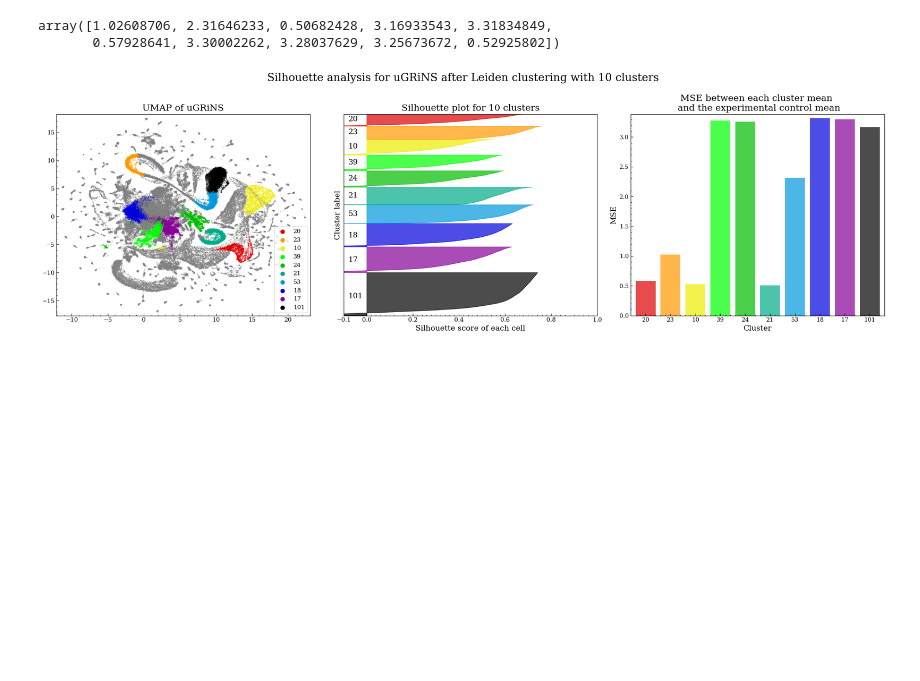
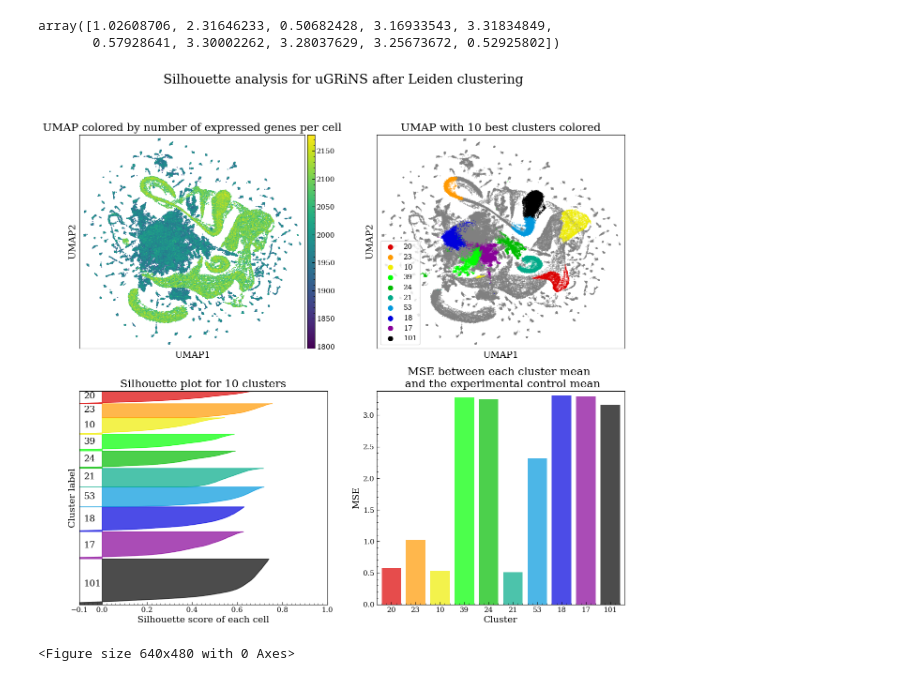
Before and after one commit to GeorgSommerer/bsc_thesis_pGRiNS, a Jupyter notebook: plot_stuff.ipynb, the cells around one changed output. Saved outputs shown, nothing was run; the diff lists cells and outputs as text; code cells hidden in the pictures; blank space fills up the shorter version.

```diff
--- a/plot_stuff.ipynb
+++ b/plot_stuff.ipynb
@@ -372,8 +356,8 @@ mse_scores = grins_data.uns["clustering_results"]["scores"]
 # %%
 # Modified from https://scikit-learn.org/stable/auto_examples/cluster/plot_kmeans_silhouette_analysis.html
 
-fig, (ax2,ax1, ax0) = plt.subplots(1, 3)
-fig.set_size_inches(22,7)
+fig, ((ax3,ax2),(ax1, ax0)) = plt.subplots(2, 2)
+fig.set_size_inches(15,13)
 
 ax1.set_xlim([-0.1, 1])
 ymax = best_cluster_size + (n_clusters + 1) * 10
@@ -423,34 +407,39 @@ ax1.set_xticks([-0.1, 0, 0.2, 0.4, 0.6, 0.8, 1])
 
 # 2nd Plot showing the actual clusters formed
 colors = cm.nipy_spectral(cluster_labels.astype(float) / n_clusters)
 
 # Order clusters and MSEs according to the cluster size
 best_clusters_ordered = clusters[cluster_counts.keys().isin(best_clusters)]
 mse_scores_ordered = [mse_scores[np.where(best_clusters == best_clusters_ordered[i])[0][0]] for i in range(len(best_clusters_ordered))]
 
 y_pos = np.arange(len(best_clusters_ordered))
 hbars = ax0.bar(y_pos, mse_scores_ordered, align='center',color=[mpl.colors.to_hex(cm.nipy_spectral(float(i) / n_clusters)) for i in y_pos],alpha=0.7)
 ax0.set_xticks(y_pos, labels=best_clusters_ordered)
 ax0.invert_xaxis()
 ax0.set_xlabel('Cluster')
 ax0.set_ylabel('MSE')
 ax0.set_title('MSE between each cluster mean \n and the experimental control mean')
 
 ax2.scatter(grins_data.obsm["X_umap"].T[0][~cluster_labels.isin(best_clusters_ordered)],grins_data.obsm["X_umap"].T[1][~cluster_labels.isin(best_clusters_ordered)],s=0.1,c="grey")
 for i in range(len(best_clusters_ordered)):
     ax2.scatter(grins_data.obsm["X_umap"].T[0][cluster_labels==best_clusters_ordered[i]],grins_data.obsm["X_umap"].T[1][cluster_labels==best_clusters_ordered[i]],s=0.1,c = mpl.colors.to_hex(cm.nipy_spectral(float(i) / n_clusters)),label=best_clusters_ordered[i])
 
 handles, labels = ax2.get_legend_handles_labels()
 lgnd = ax2.legend(handles[::-1], labels[::-1],frameon=True)
 for handle in lgnd.legend_handles:
     handle.set_sizes([50])
-ax2.set_title("UMAP of uGRiNS")
+ax2.set_title("UMAP with 10 best clusters colored")
+ax2.set_xticks([])
+ax2.set_yticks([])
+ax2.set_xlabel("UMAP1")
+ax2.set_ylabel("UMAP2")
 
 plt.suptitle(
-    "Silhouette analysis for uGRiNS after Leiden clustering with %d clusters"
-    % n_clusters
+    "Silhouette analysis for uGRiNS after Leiden clustering"
 )
+sc.pl.umap(grins_data,s=10,color="n_genes_by_counts",ax=ax3,title="UMAP colored by number of expressed genes per cell")
 plt.tight_layout()
 plt.show()
 # %% [output]
-[figure, old version]
+[figure, new version]
+<Figure size 640x480 with 0 Axes>
```
Also changed, not shown: parts of 2 cells of this notebook, 4 other files.
